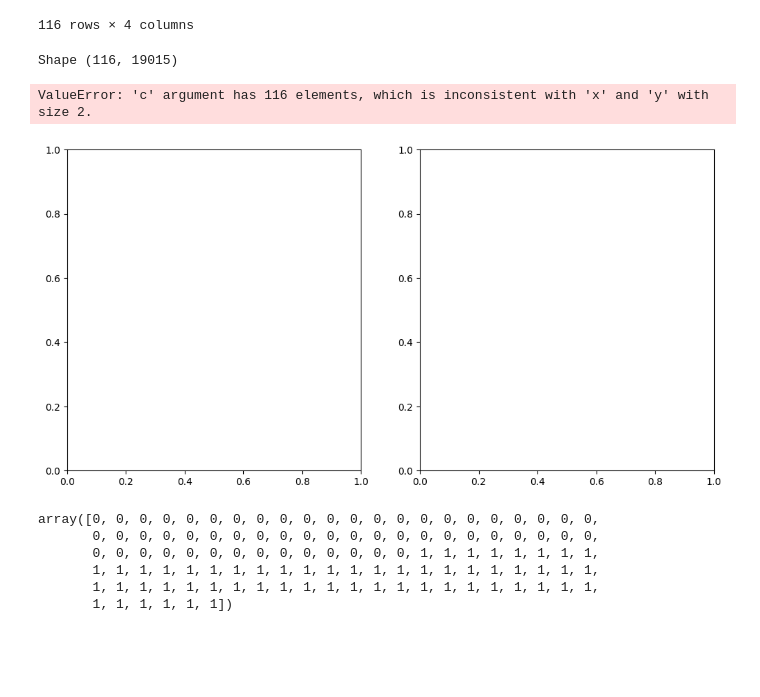
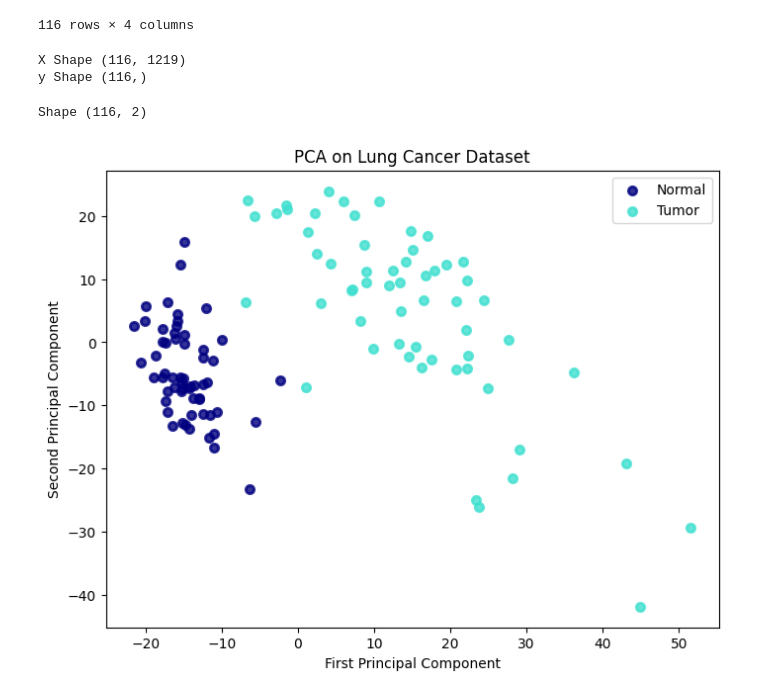
Before and after one commit to CSkylarL/DataScience-MachineLearning, a Jupyter notebook: algorithm/unsupervised_machine_learning/PCA.ipynb, the cells around one changed output. Cells and saved outputs as stored; diff of their text form; code cells hidden in the pictures; blank space fills up the shorter version.

```diff
--- a/algorithm/unsupervised_machine_learning/PCA.ipynb
+++ b/algorithm/unsupervised_machine_learning/PCA.ipynb
@@ -229,32 +191,38 @@ label
 116 rows × 4 columns
 # %%
 # Remove the first column and transpose the data
-X = data.iloc[:, 1:].values.T
-
-print("Shape", X.shape)
+X = data.iloc[:, 1:].T.values
+y = label['Class'].values
+print("X Shape", X.shape)
+print("y Shape", y.shape)
 # %% [output]
-Shape (116, 19015)
+X Shape (116, 1219)
+y Shape (116,)
 # %%
 # Apply PCA to the dataset, reducing the dimensionality to 2
 pca = PCA(n_components=2)
 X_reduced = pca.fit_transform(X)
-
-X_reduced
+print("Shape", X_reduced.shape)
+# %% [output]
+Shape (116, 2)
-# %%
-# plot results
-fig, (ax1, ax2) = plt.subplots(ncols=2, figsize=(12, 6))
-
-# Plot the MSE over the epochs
-ax1.scatter(X_reduced[0], X_reduced[1], c=label['Class'], cmap=plt.cm.tab10)
-# %% [output]
-ValueError: 'c' argument has 116 elements, which is inconsistent with 'x' and 'y' with size 2.
-[figure, removed]
-# %%
-label['Class'].values
-# %% [output]
-array([0, 0, 0, 0, 0, 0, 0, 0, 0, 0, 0, 0, 0, 0, 0, 0, 0, 0, 0, 0, 0, 0,
-       0, 0, 0, 0, 0, 0, 0, 0, 0, 0, 0, 0, 0, 0, 0, 0, 0, 0, 0, 0, 0, 0,
-       0, 0, 0, 0, 0, 0, 0, 0, 0, 0, 0, 0, 0, 0, 1, 1, 1, 1, 1, 1, 1, 1,
-       1, 1, 1, 1, 1, 1, 1, 1, 1, 1, 1, 1, 1, 1, 1, 1, 1, 1, 1, 1, 1, 1,
-       1, 1, 1, 1, 1, 1, 1, 1, 1, 1, 1, 1, 1, 1, 1, 1, 1, 1, 1, 1, 1, 1,
-       1, 1, 1, 1, 1, 1])
+# %%
+# Visualize the data in the reduced dimension
+plt.figure(figsize=(8, 6))
+
+# Assign colors to each class in the data set
+colors = ['navy', 'turquoise']
+
+# Define class labels
+target_names = ['Normal', 'Tumor']
+
+# Plot each class separately
+for color, i, target_name in zip(colors, [0, 1], target_names):
+    plt.scatter(X_reduced[y == i, 0], X_reduced[y == i, 1], color=color, alpha=0.8, lw=2, label=target_name)
+
+plt.xlabel('First Principal Component')
+plt.ylabel('Second Principal Component')
+plt.title('PCA on Lung Cancer Dataset')
+plt.legend(loc='best', shadow=False, scatterpoints=1)
+plt.show()
+# %% [output]
+[figure, added]
```
Also changed, not shown: parts of 8 cells of this notebook, 11 other files.
